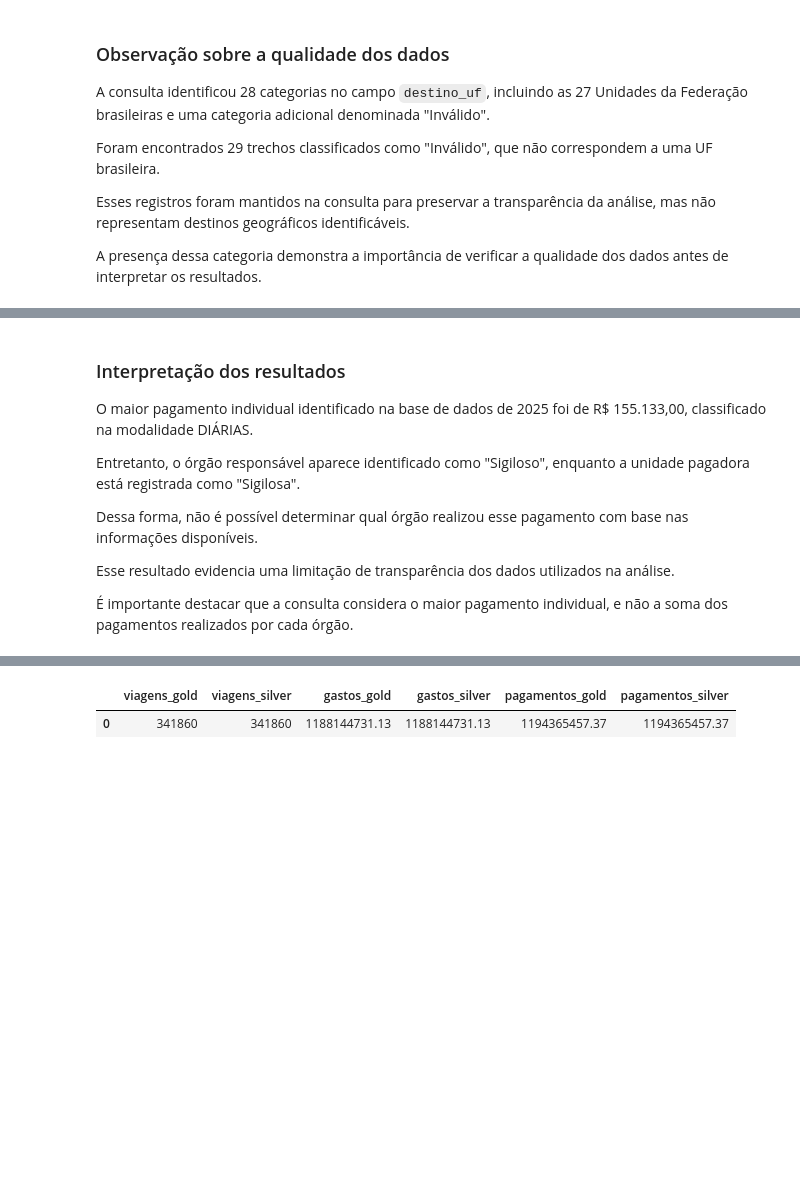
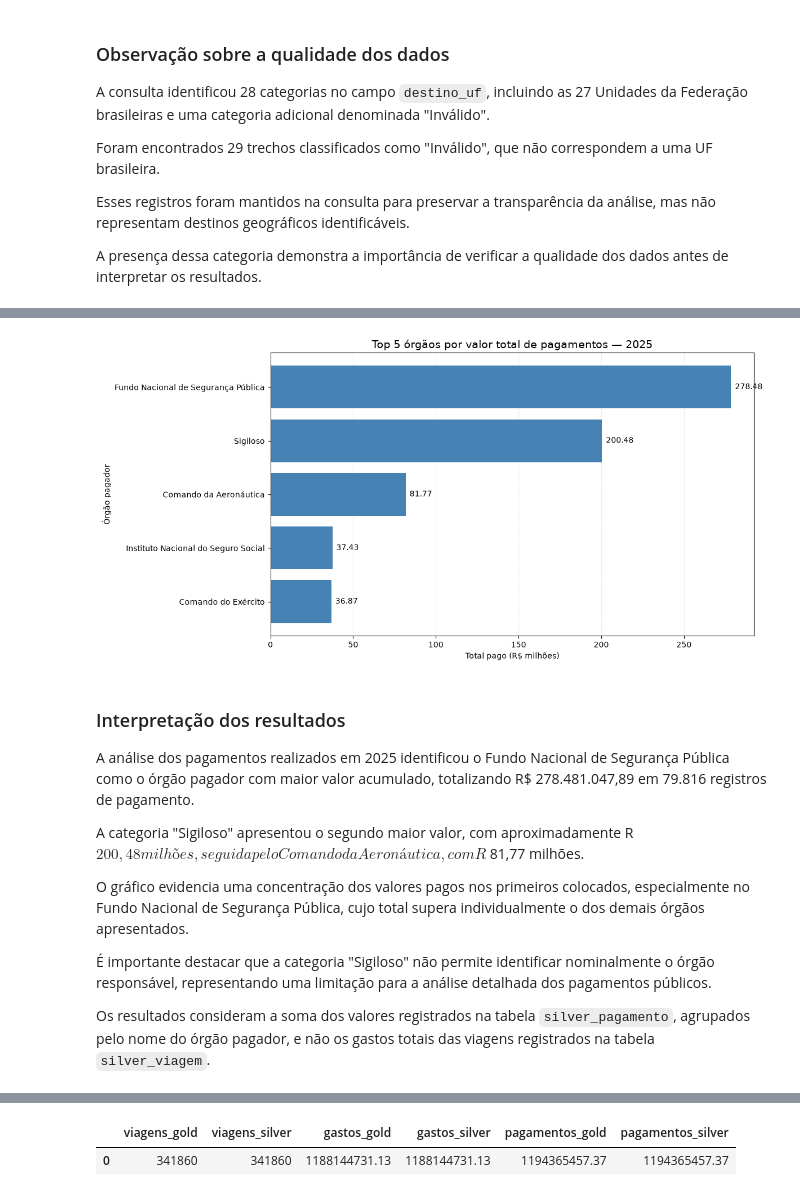
Before and after one commit to gatsumoto/sctec.tad, a Jupyter notebook: Projeto_Final_CaioCorrea_Analise_de_Dados_T5/3_analise.ipynb, the cells around one changed output, grey strips where cells are left out. Drawn from its saved outputs; the diff is of its cells as text; code cells hidden in the pictures; blank space fills up the shorter version.

```diff
--- a/Projeto_Final_CaioCorrea_Analise_de_Dados_T5/3_analise.ipynb
+++ b/Projeto_Final_CaioCorrea_Analise_de_Dados_T5/3_analise.ipynb
@@ -731,17 +734,73 @@ display(maior_pagamento)
+# %%
+# Pergunta 7 — Total de pagamentos por órgão
+
+# Selecionar os cinco órgãos com maiores valores acumulados
+top_5_pagamentos = pagamentos_por_orgao.head(5).copy()
+
+# Converter os valores para milhões de reais
+top_5_pagamentos["total_milhoes"] = (
+    top_5_pagamentos["total_pago"].astype(float) / 1_000_000
+)
+
+# Criar o gráfico
+fig, ax = plt.subplots(figsize=(12, 6))
+
+barras = ax.barh(
+    top_5_pagamentos["orgao_pagador"],
+    top_5_pagamentos["total_milhoes"],
+    color="steelblue"
+)
+
+# Exibir o maior valor no topo
+ax.invert_yaxis()
+
+# Adicionar os valores às barras
+ax.bar_label(
+    barras,
+    fmt="%.2f",
+    padding=5
+)
+
+# Configurar títulos e eixos
+ax.set_title(
+    "Top 5 órgãos por valor total de pagamentos — 2025",
+    fontsize=14
+)
+
+ax.set_xlabel("Total pago (R$ milhões)")
+ax.set_ylabel("Órgão pagador")
+
+# Melhorar a apresentação
+ax.grid(axis="x", linestyle="--", alpha=0.3)
+ax.set_axisbelow(True)
+
+plt.tight_layout()
+plt.show()
+# %% [output]
+[figure, added]
 # %% [markdown]
 ### Interpretação dos resultados
 
-O maior pagamento individual identificado na base de dados de 2025
-foi de R$ 155.133,00, classificado na modalidade DIÁRIAS.
+A análise dos pagamentos realizados em 2025 identificou o
+Fundo Nacional de Segurança Pública como o órgão pagador
+com maior valor acumulado, totalizando R$ 278.481.047,89
+em 79.816 registros de pagamento.
 
-Entretanto, o órgão responsável aparece identificado como "Sigiloso",
-enquanto a unidade pagadora está registrada como "Sigilosa".
+A categoria "Sigiloso" apresentou o segundo maior valor,
+com aproximadamente R$ 200,48 milhões, seguida pelo
+Comando da Aeronáutica, com R$ 81,77 milhões.
 
-Dessa forma, não é possível determinar qual órgão realizou esse
-pagamento com base nas informações disponíveis.
+O gráfico evidencia uma concentração dos valores pagos
+nos primeiros colocados, especialmente no Fundo Nacional
+de Segurança Pública, cujo total supera individualmente
+o dos demais órgãos apresentados.
 
-Esse resultado evidencia uma limitação de transparência dos dados
-utilizados na análise.
+É importante destacar que a categoria "Sigiloso" não
+permite identificar nominalmente o órgão responsável,
+representando uma limitação para a análise detalhada
+dos pagamentos públicos.
 
-É importante destacar que a consulta considera o maior pagamento
-individual, e não a soma dos pagamentos realizados por cada órgão.
+Os resultados consideram a soma dos valores registrados
+na tabela `silver_pagamento`, agrupados pelo nome do
+órgão pagador, e não os gastos totais das viagens
+registrados na tabela `silver_viagem`.
```
Also changed, not shown: parts of 6 cells of this notebook, 3 other files.
